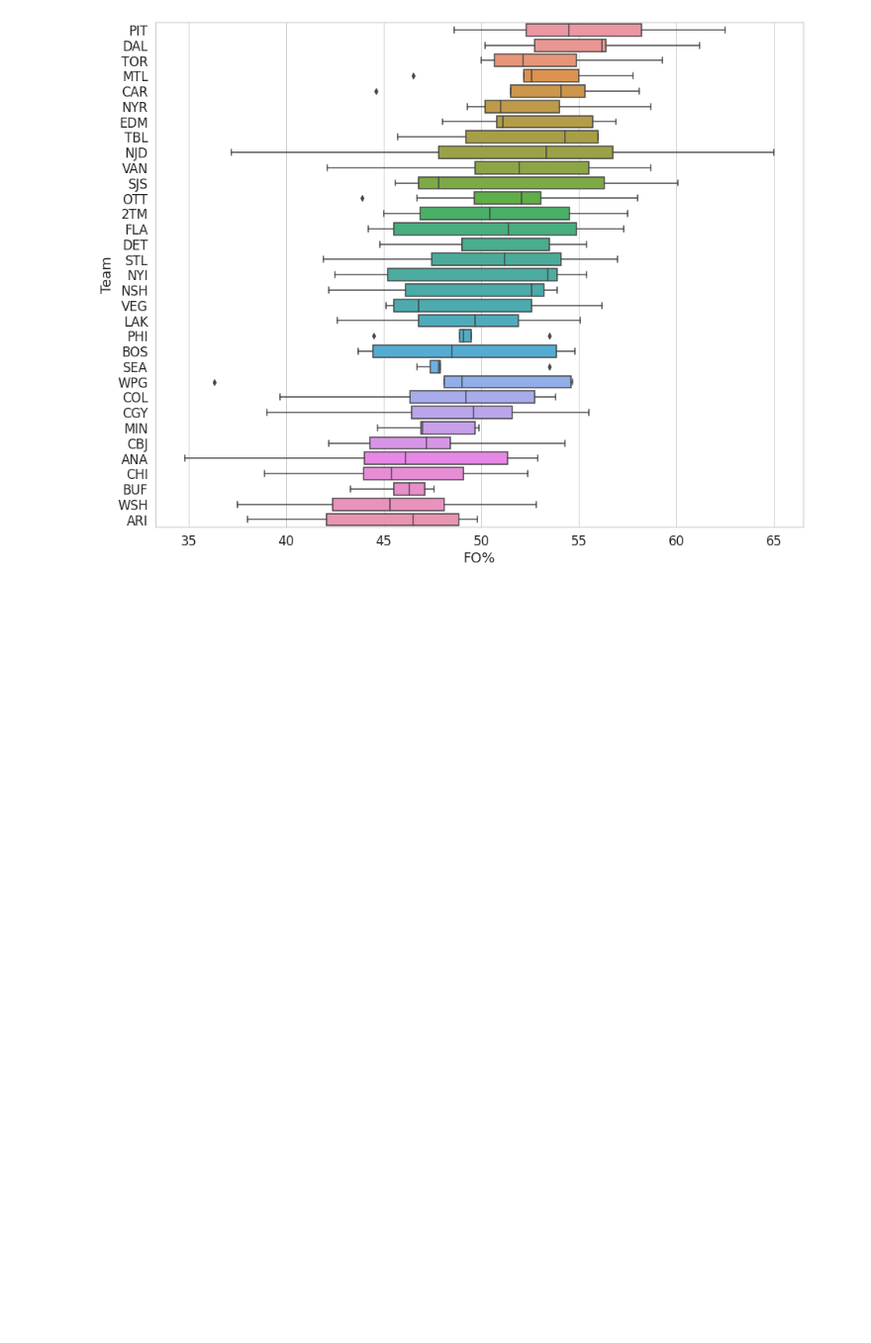
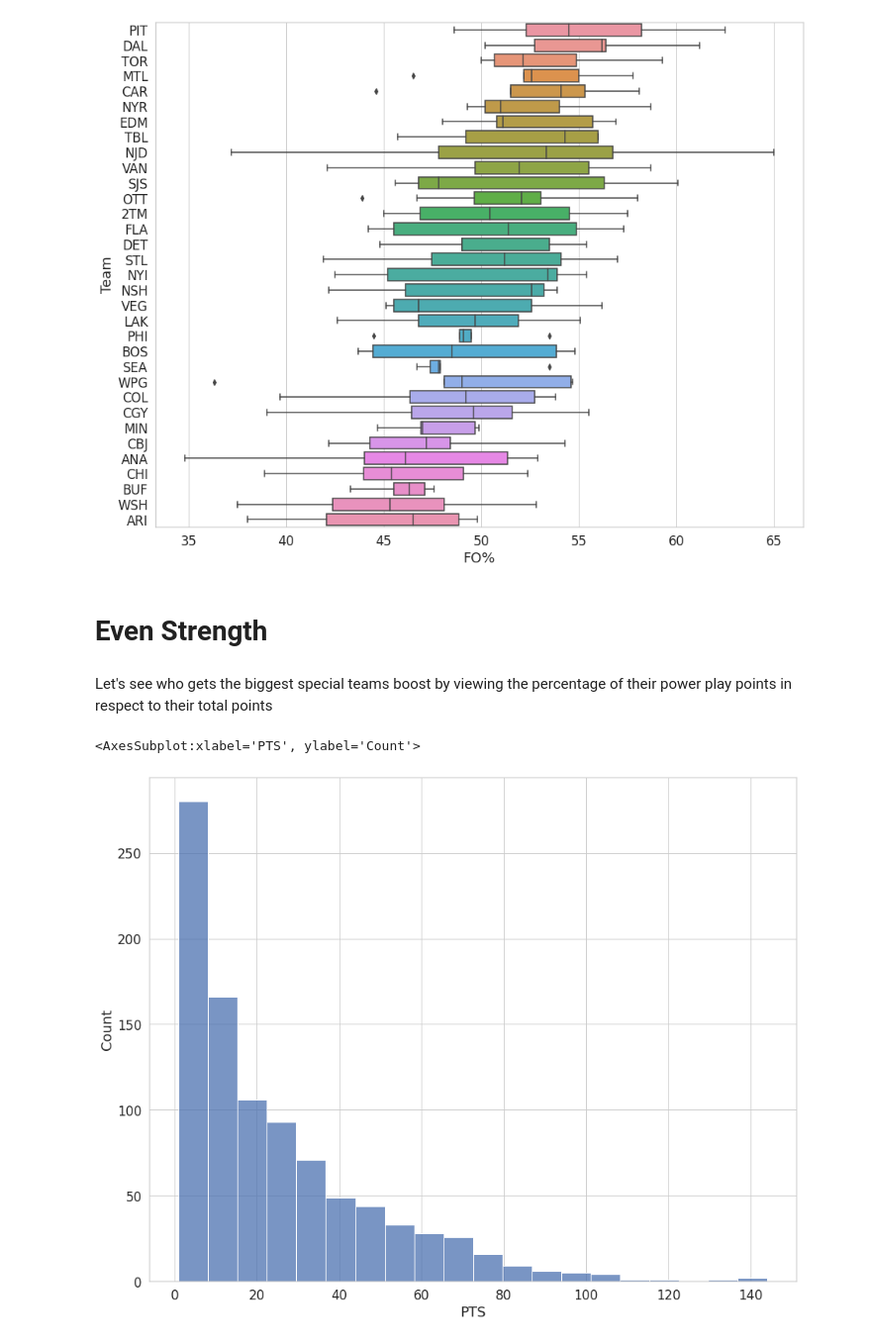
Before and after one commit to pbton/lonely_gold, a Jupyter notebook: NHL.ipynb, the cells around one changed output. Shown at 99% size. Saved outputs shown, nothing was run; the diff lists cells and outputs as text; code cells hidden in the pictures; blank space fills up the shorter version.

```diff
--- a/NHL.ipynb
+++ b/NHL.ipynb
@@ -89,3 +90,14 @@ sns.boxplot(y=fo_df['Team'],
 plt.show()
 # %% [output]
 [figure]
+# %% [markdown]
+# Even Strength
+# %% [markdown]
+Let's see who gets the biggest special teams boost by viewing the percentage of their power play points in respect to their total points
+# %%
+#Understanding distribution of PTS to arrive at a cut-off
+df.PTS = pd.to_numeric(df.PTS)
+sns.histplot(data=df[df.PTS != 0], x="PTS", bins=20)
+# %% [output]
+<AxesSubplot:xlabel='PTS', ylabel='Count'>
+[figure, added]
```
Also changed, not shown: parts of 9 cells of this notebook.
